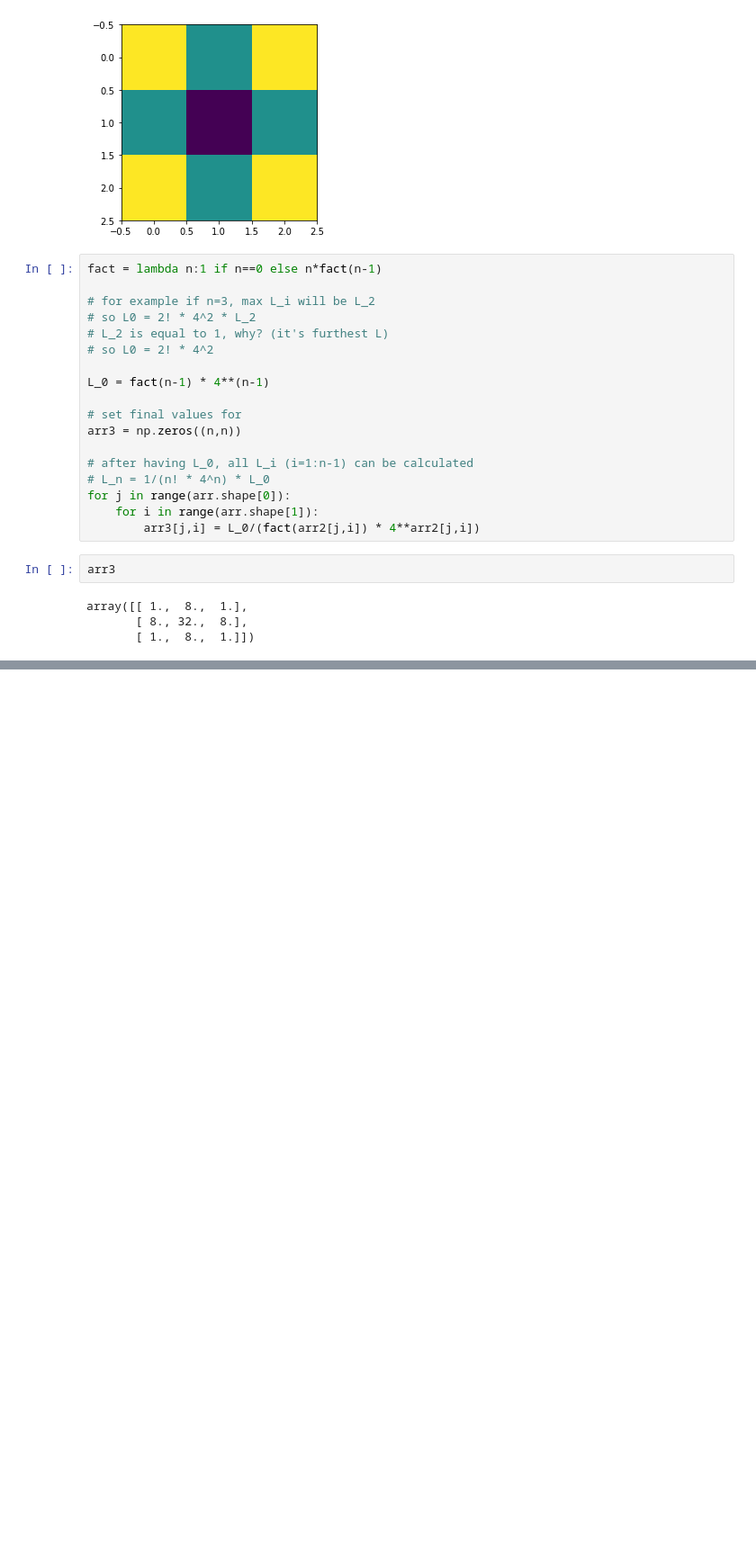
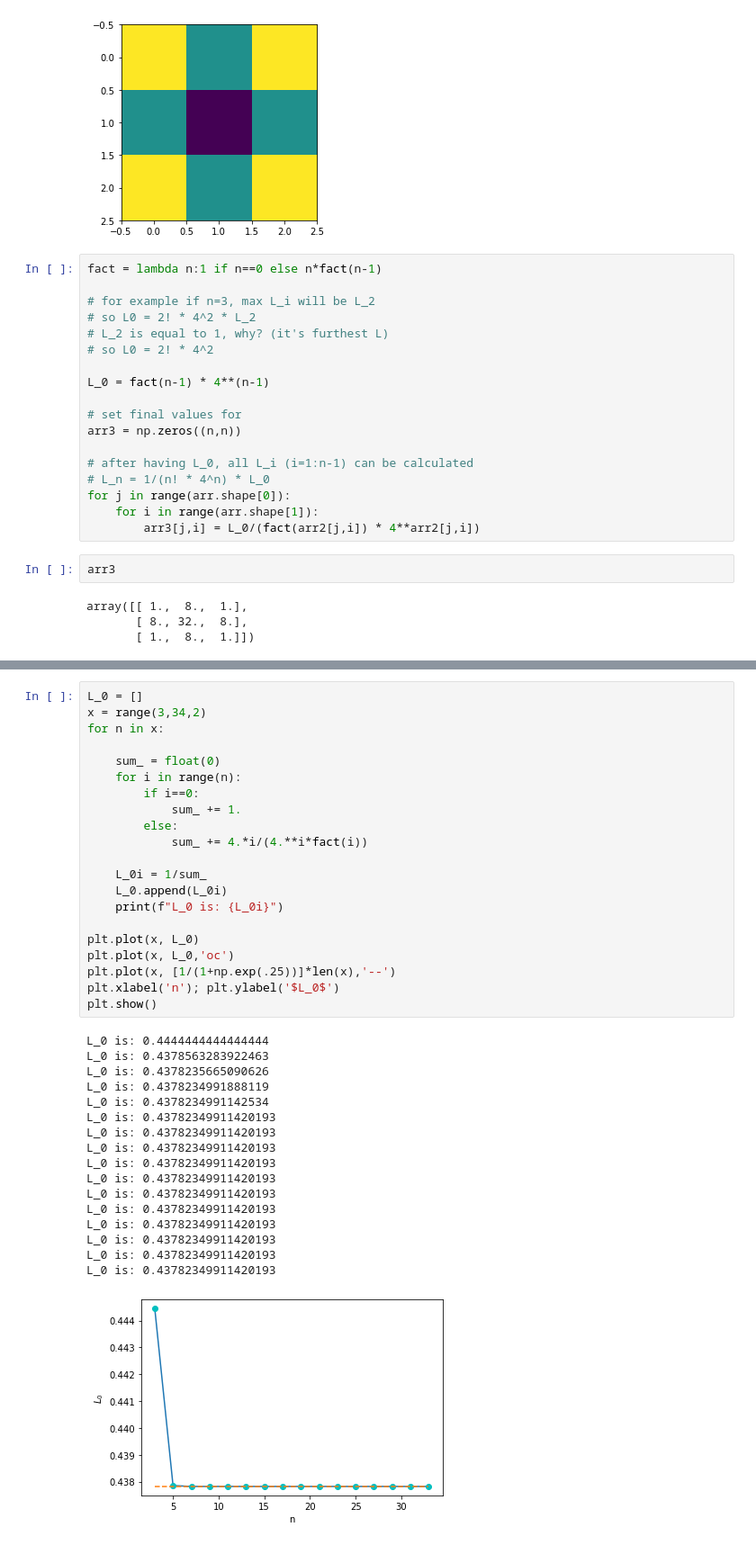
Before and after one commit to amirhdre/DigitalImageProcessing---Spring2021, a Jupyter notebook: HW3-Extra/HW3-Extra-9733023.ipynb, the cells around one changed output, grey strips where cells are left out. Shown at 90% size. Saved outputs shown, nothing was run; the diff lists cells and outputs as text; blank space fills up the shorter version.

```diff
--- a/HW3-Extra/HW3-Extra-9733023.ipynb
+++ b/HW3-Extra/HW3-Extra-9733023.ipynb
@@ -73,0 +275,39 @@ array([[ 1.,  8.,  1.],
+# %%
+L_0 = []
+x = range(3,34,2)
+for n in x:
+
+    sum_ = float(0)
+    for i in range(n):
+        if i==0:
+            sum_ += 1.
+        else:
+            sum_ += 4.*i/(4.**i*fact(i))
+
+    L_0i = 1/sum_
+    L_0.append(L_0i)
+    print(f"L_0 is: {L_0i}")
+
+plt.plot(x, L_0)
+plt.plot(x, L_0,'oc')
+plt.plot(x, [1/(1+np.exp(.25))]*len(x),'--')
+plt.xlabel('n'); plt.ylabel('$L_0$')
+plt.show()
+# %% [output]
+L_0 is: 0.4444444444444444
+L_0 is: 0.4378563283922463
+L_0 is: 0.4378235665090626
+L_0 is: 0.4378234991888119
+L_0 is: 0.4378234991142534
+L_0 is: 0.43782349911420193
+L_0 is: 0.43782349911420193
+L_0 is: 0.43782349911420193
+L_0 is: 0.43782349911420193
+L_0 is: 0.43782349911420193
+L_0 is: 0.43782349911420193
+L_0 is: 0.43782349911420193
+L_0 is: 0.43782349911420193
+L_0 is: 0.43782349911420193
+L_0 is: 0.43782349911420193
+L_0 is: 0.43782349911420193
+[figure, added]
```
Also changed, not shown: parts of 29 cells of this notebook, 4 other files.
